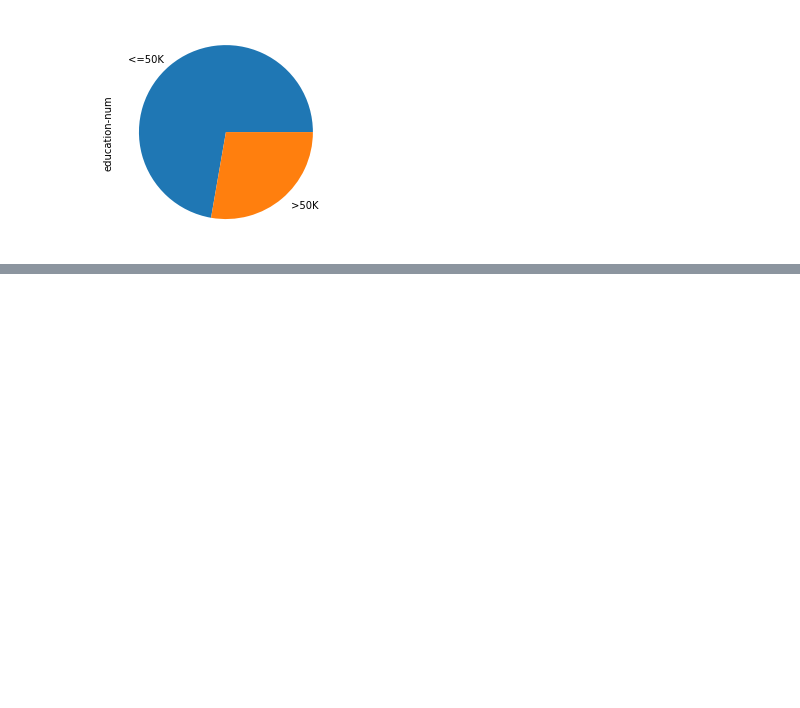
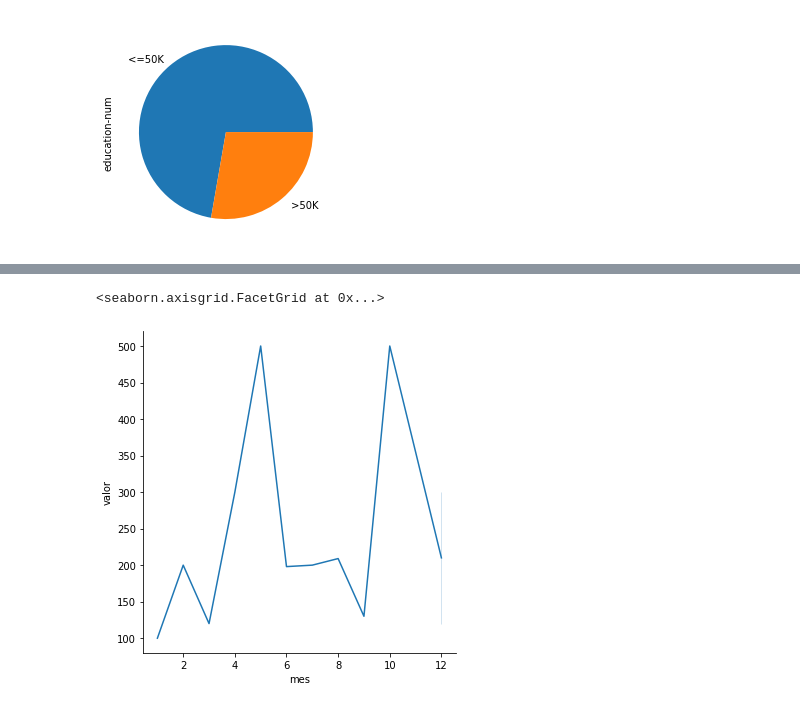
Before and after one commit to AlissonRaphael/statistics_for_data_science_and_machine_learning, a Jupyter notebook: 10_visualizacao/graficos.ipynb, the cells around one changed output, grey strips where cells are left out. Cells and saved outputs as stored; diff of their text form; code cells hidden in the pictures; blank space fills up the shorter version.

Commit message:
add line graph

```diff
--- a/10_visualizacao/graficos.ipynb
+++ b/10_visualizacao/graficos.ipynb
@@ -53,0 +56,8 @@ dados_agrupados.plot.pie()
+# %%
+vendas = {
+    'mes': np.array([1,2,3,4,5,6,7,8,9,10,12,12]),
+    'valor': np.array([100,200,120,300,500,198,200,209,130,500,300,120])
+}
+# %%
+vendas_df = pd.DataFrame(vendas)
+vendas_df
@@ -53,0 +78,5 @@ dados_agrupados.plot.pie()
+# %%
+sns.relplot(x='mes', y='valor', kind='line', data=vendas_df)
+# %% [output]
+<seaborn.axisgrid.FacetGrid at 0x...>
+[figure, added]
```
Also changed, not shown: parts of 2 cells of this notebook.
